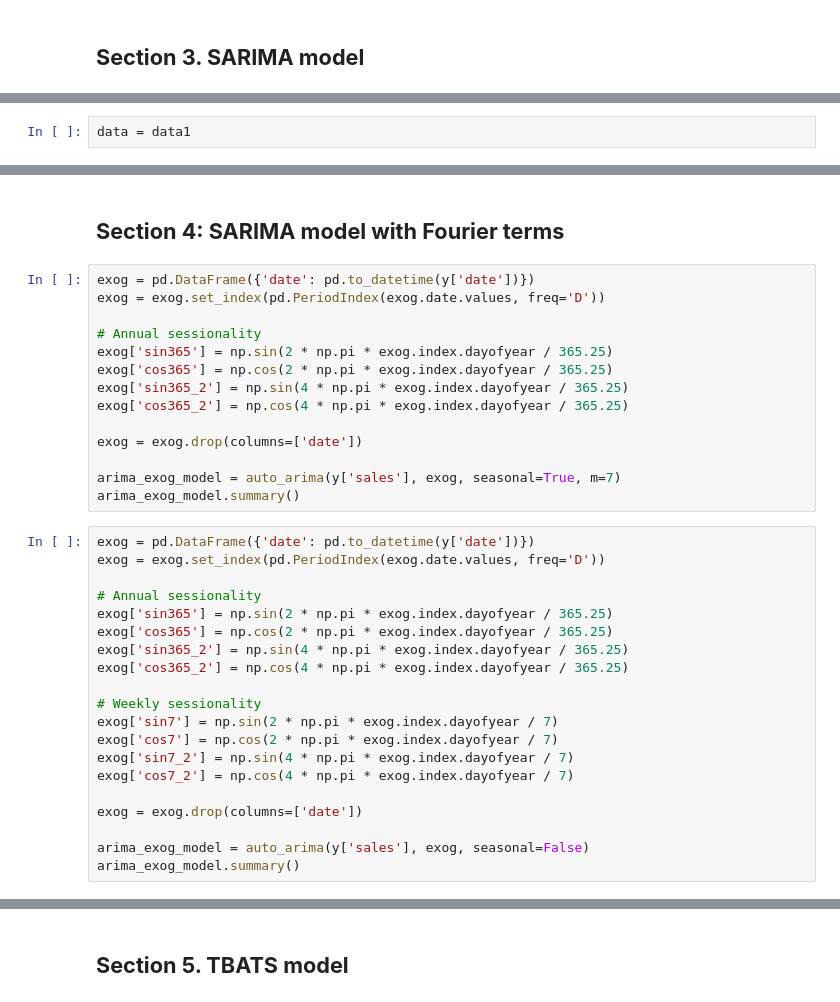
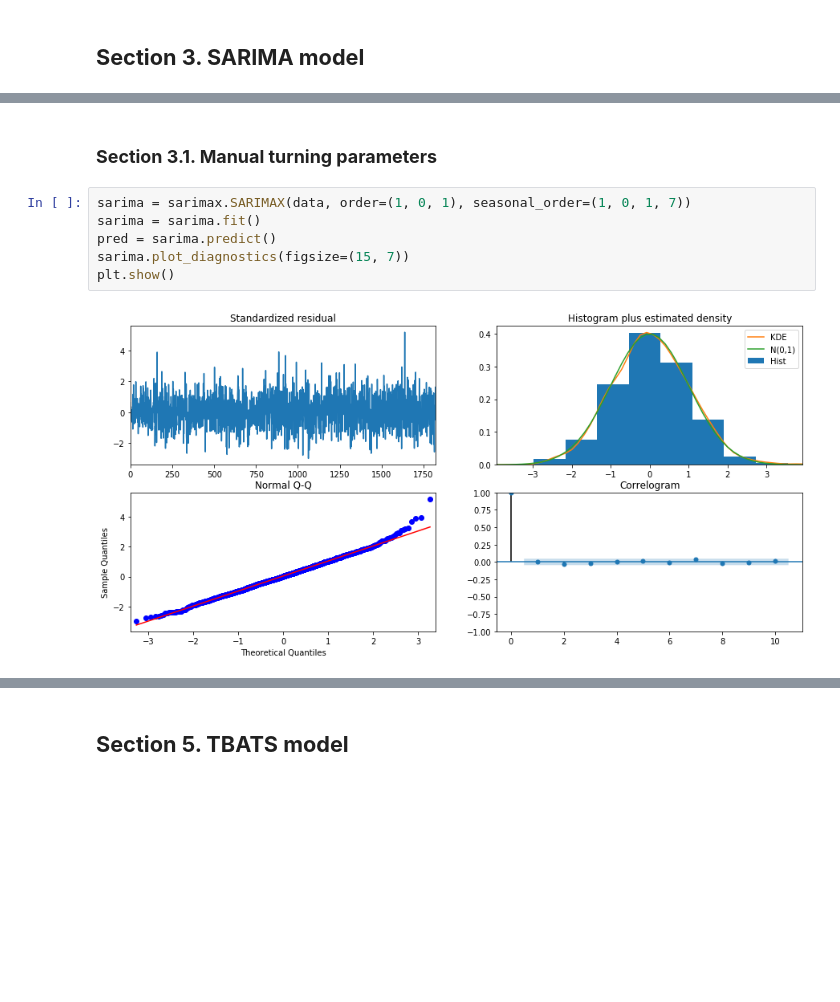
Before and after one commit to sangttruong/hybcast, a Jupyter notebook: main.ipynb, the cells around one changed output, grey strips where cells are left out. Drawn from its saved outputs; the diff is of its cells as text; blank space fills up the shorter version.

```diff
--- a/main.ipynb
+++ b/main.ipynb
@@ -130,2 +136,0 @@ plt.show()
-# %%
-data = data1
@@ -179,36 +137,10 @@ plt.show()
-# %% [markdown]
-## **Section 4: SARIMA model with Fourier terms**
-# %%
-exog = pd.DataFrame({'date': pd.to_datetime(y['date'])})
-exog = exog.set_index(pd.PeriodIndex(exog.date.values, freq='D'))
-
-# Annual sessionality
-exog['sin365'] = np.sin(2 * np.pi * exog.index.dayofyear / 365.25)
-exog['cos365'] = np.cos(2 * np.pi * exog.index.dayofyear / 365.25)
-exog['sin365_2'] = np.sin(4 * np.pi * exog.index.dayofyear / 365.25)
-exog['cos365_2'] = np.cos(4 * np.pi * exog.index.dayofyear / 365.25)
-
-exog = exog.drop(columns=['date'])
-
-arima_exog_model = auto_arima(y['sales'], exog, seasonal=True, m=7)
-arima_exog_model.summary()
-# %%
-exog = pd.DataFrame({'date': pd.to_datetime(y['date'])})
-exog = exog.set_index(pd.PeriodIndex(exog.date.values, freq='D'))
-
-# Annual sessionality
-exog['sin365'] = np.sin(2 * np.pi * exog.index.dayofyear / 365.25)
-exog['cos365'] = np.cos(2 * np.pi * exog.index.dayofyear / 365.25)
-exog['sin365_2'] = np.sin(4 * np.pi * exog.index.dayofyear / 365.25)
-exog['cos365_2'] = np.cos(4 * np.pi * exog.index.dayofyear / 365.25)
-
-# Weekly sessionality
-exog['sin7'] = np.sin(2 * np.pi * exog.index.dayofyear / 7)
-exog['cos7'] = np.cos(2 * np.pi * exog.index.dayofyear / 7)
-exog['sin7_2'] = np.sin(4 * np.pi * exog.index.dayofyear / 7)
-exog['cos7_2'] = np.cos(4 * np.pi * exog.index.dayofyear / 7)
-
-exog = exog.drop(columns=['date'])
-
-arima_exog_model = auto_arima(y['sales'], exog, seasonal=False)
-arima_exog_model.summary()
+# %% [markdown]
+### **Section 3.1. Manual turning parameters**
+# %%
+sarima = sarimax.SARIMAX(data, order=(1, 0, 1), seasonal_order=(1, 0, 1, 7))
+sarima = sarima.fit()
+pred = sarima.predict()
+sarima.plot_diagnostics(figsize=(15, 7))
+plt.show()
+# %% [output]
+[figure, added]
```
Also changed, not shown: parts of 46 cells of this notebook.
